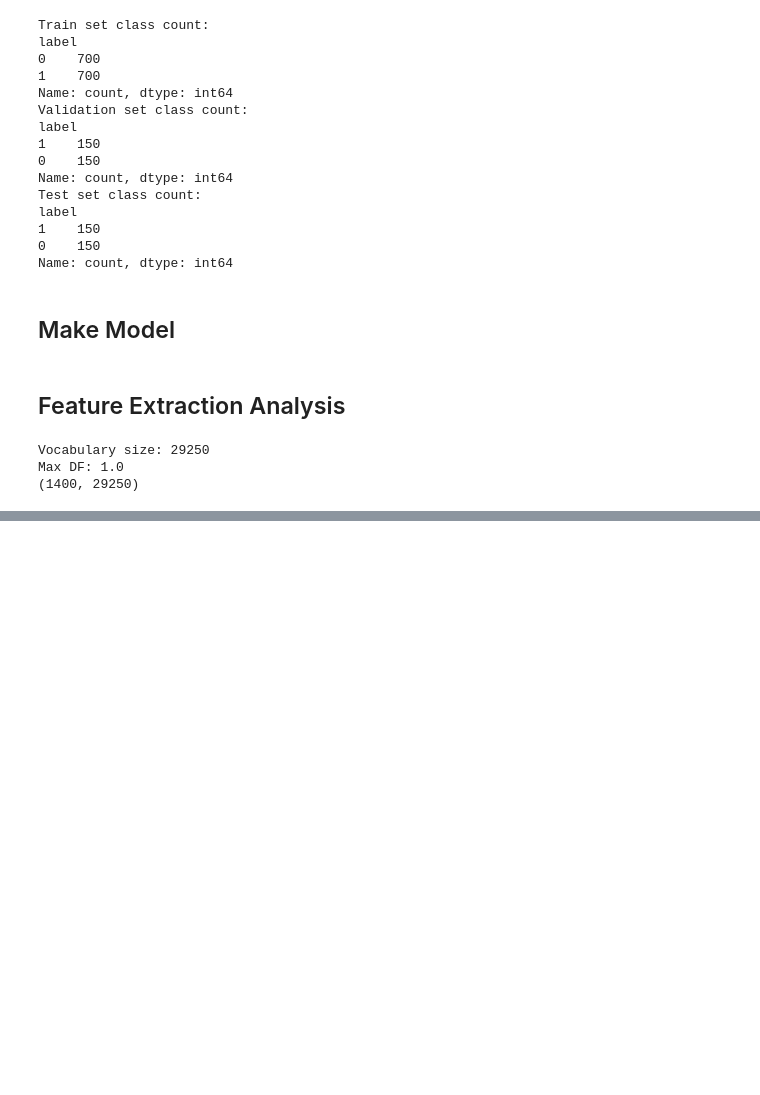
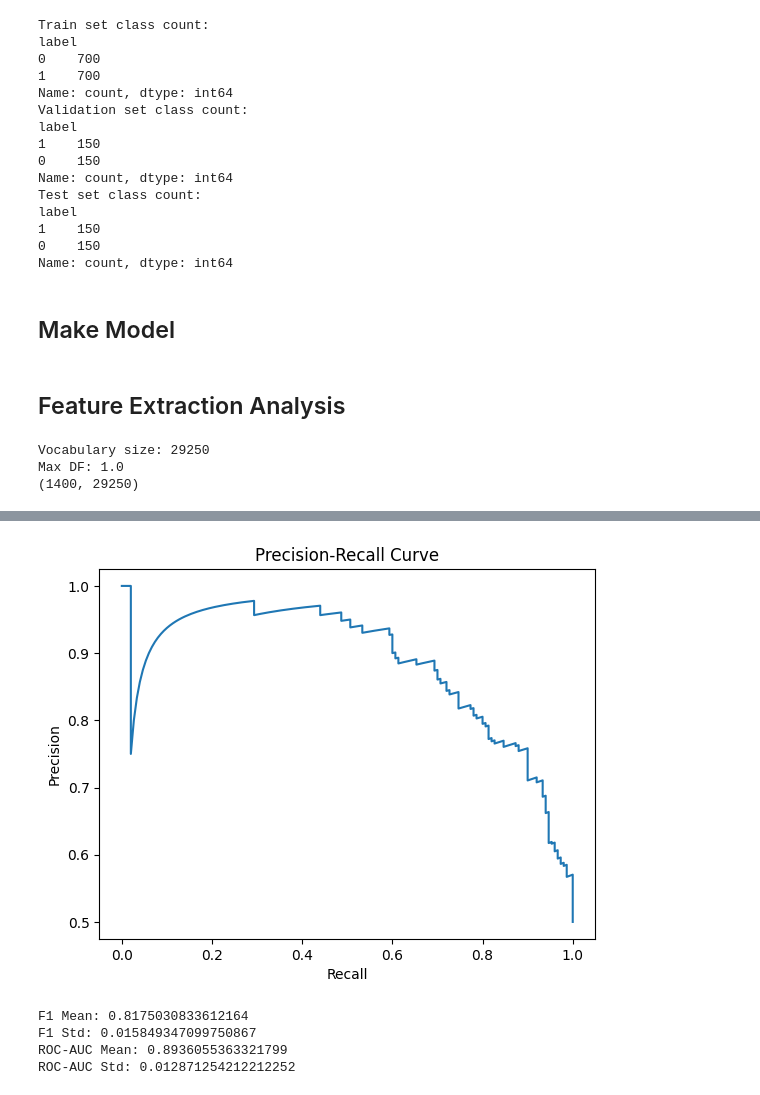
Before and after one commit to vbhaga89/MIT801_Assignment2, a Jupyter notebook: assignment2.ipynb, the cells around one changed output, grey strips where cells are left out. Saved outputs shown, nothing was run; the diff lists cells and outputs as text; code cells hidden in the pictures; blank space fills up the shorter version.

```diff
--- a/assignment2.ipynb
+++ b/assignment2.ipynb
@@ -162,19 +186,14 @@ Name: count, dtype: int64
 # %% [markdown]
 ## Make Model
 # %%
-def make_model(feature_extraction = 'tfidf', svm_type = 'linear', penalty = 'l2', C=1):
-    if feature_extraction == 'word2vec':
-        featExtr = TfidfVectorizer()
+def make_model(svm_type = 'linear', penalty = 'l2', C=1, gamma='scale'):
+    if svm_type == 'rbf':
+        model = SVC(kernel='rbf', C=C, gamma=gamma)
     else:
-        featExtr = TfidfVectorizer()
-
-    if svm_type == 'rbf':
-        model = SVC(kernel='rbf', C=C)
-    else:
-        model = LinearSVC(penalty=penalty)
+        model = LinearSVC(penalty=penalty, C=C)
 
     pipeline = Pipeline([
-        ('featExtr', featExtr),
+        ('featExtr', TfidfVectorizer()),
         ('model', model)
     ])
 
@@ -200,0 +421,48 @@ Max DF: 1.0
+# %%
+# Precision-Recall Curve
+precision, recall, _ = precision_recall_curve(y_test, y_scores)
+
+plt.plot(recall, precision)
+plt.xlabel("Recall")
+plt.ylabel("Precision")
+plt.title("Precision-Recall Curve")
+plt.show()
+# %% [output]
+[figure, added]
+# %%
+# 5-fold Stratified Cross-validation
+
+X_train_val = np.concatenate([X_train, X_val])
+y_train_val = np.concatenate([y_train, y_val])
+
+model = make_model(svm_type = 'linear', penalty = 'l1')
+
+cv = StratifiedKFold(n_splits=5, shuffle=True, random_state=42)
+
+scoring = {
+    'f1': 'f1',
+    'roc_auc': 'roc_auc'
+}
+
+results = cross_validate(
+    model,
+    X_train_val,
+    y_train_val,
+    cv=cv,
+    scoring=scoring,
+    return_train_score=False
+)
+
+f1_scores = results['test_f1']
+roc_scores = results['test_roc_auc']
+
+print("F1 Mean:", np.mean(f1_scores))
+print("F1 Std:", np.std(f1_scores))
+
+print("ROC-AUC Mean:", np.mean(roc_scores))
+print("ROC-AUC Std:", np.std(roc_scores))
+# %% [output]
+F1 Mean: 0.8175030833612164
+F1 Std: 0.015849347099750867
+ROC-AUC Mean: 0.8936055363321799
+ROC-AUC Std: 0.012871254212212252
```
Also changed, not shown: parts of 14 cells of this notebook, 1 other file.
